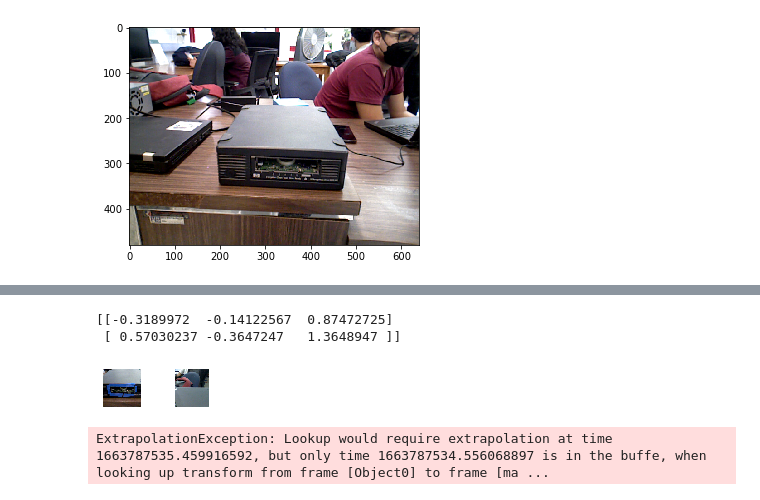
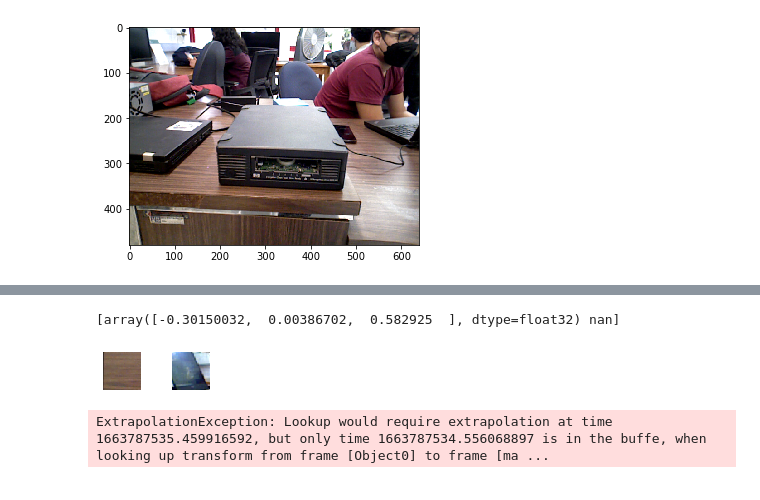
Before and after one commit to rusanrod/Notebooks-SMACHES, a Jupyter notebook: Pruebas de placeo.ipynb, the cells around one changed output, grey strips where cells are left out. Saved outputs shown, nothing was run; the diff lists cells and outputs as text; code cells hidden in the pictures.

```diff
--- a/Pruebas de placeo.ipynb
+++ b/Pruebas de placeo.ipynb
@@ -554,10 +456,9 @@ color_segmentator(cam='hand', color='orange', plot=True)
 # %%
-cents,_,_=seg_square_imgs(lower=2000, higher=50000, reg_ly=0, reg_hy=1000, reg_lx=0, reg_hx=1000, plt_images=True)
+cents,_,_=seg_square_imgs(lower=1000, higher=50000, reg_ly=0, reg_hy=1000, reg_lx=0, reg_hx=1000, plt_images=True)
 print(cents)
 # %% [output]
-[[-0.3189972  -0.14122567  0.87472725]
- [ 0.57030237 -0.3647247   1.3648947 ]]
+[array([-0.30150032,  0.00386702,  0.582925  ], dtype=float32) nan]
-[figure, old version]
+[figure, new version]
 # %%
 static_tf_publish(cents)
 # %% [output]
```
Also changed, not shown: parts of 6 cells of this notebook, 1 other file.
